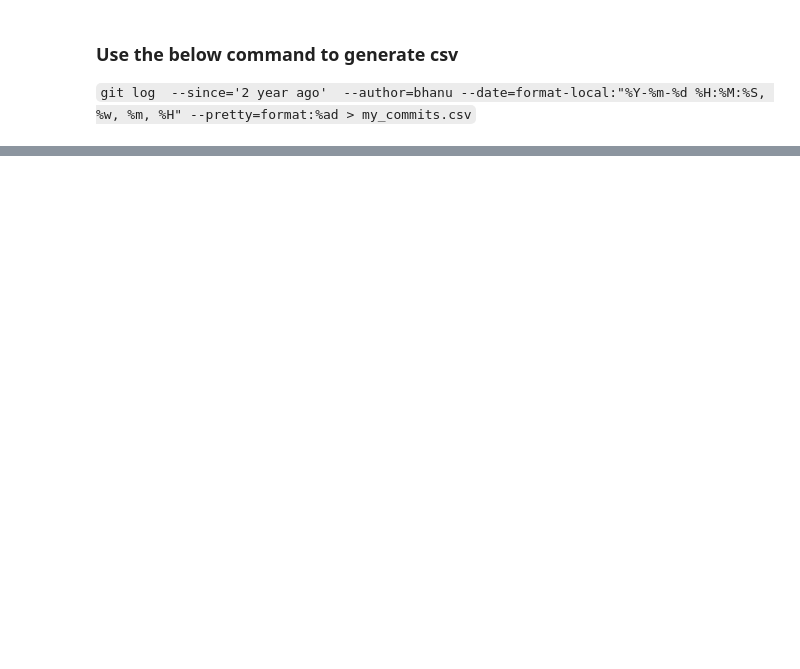
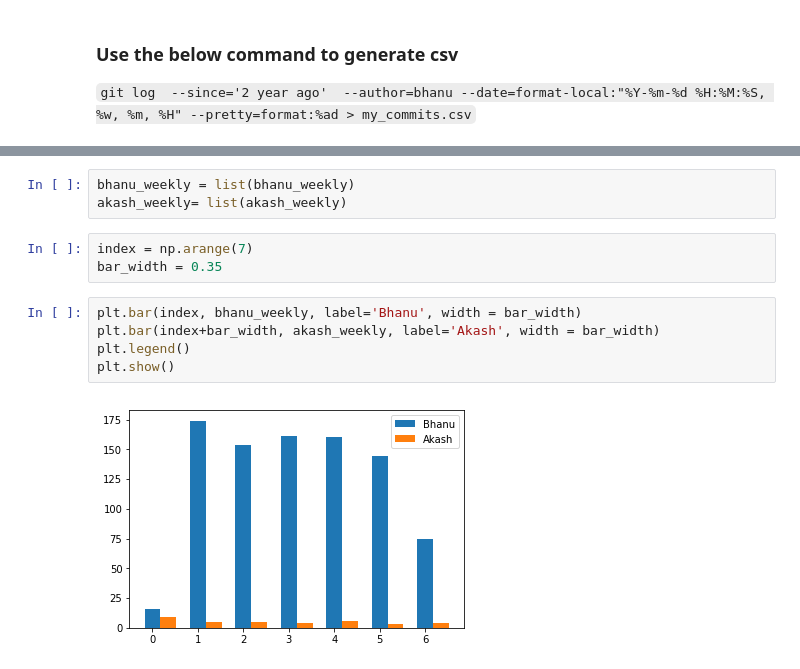
Before and after one commit to bhanukustom/simple-commit-analytics, a Jupyter notebook: commit_analysis.ipynb, the cells around one changed output, grey strips where cells are left out. Saved outputs shown, nothing was run; the diff lists cells and outputs as text; blank space fills up the shorter version.

```diff
--- a/commit_analysis.ipynb
+++ b/commit_analysis.ipynb
@@ -56,3 +62,16 @@ plt.xticks(rotation='horizontal')
 (array([  0.,   5.,  10.,  15.,  20.,  25.]),
  <a list of 6 Text xticklabel objects>)
 [figure]
+# %%
+bhanu_weekly = list(bhanu_weekly)
+akash_weekly= list(akash_weekly)
+# %%
+index = np.arange(7)
+bar_width = 0.35
+# %%
+plt.bar(index, bhanu_weekly, label='Bhanu', width = bar_width)
+plt.bar(index+bar_width, akash_weekly, label='Akash', width = bar_width)
+plt.legend()
+plt.show()
+# %% [output]
+[figure, added]
```
Also changed, not shown: parts of 3 cells of this notebook, 1 other file.
